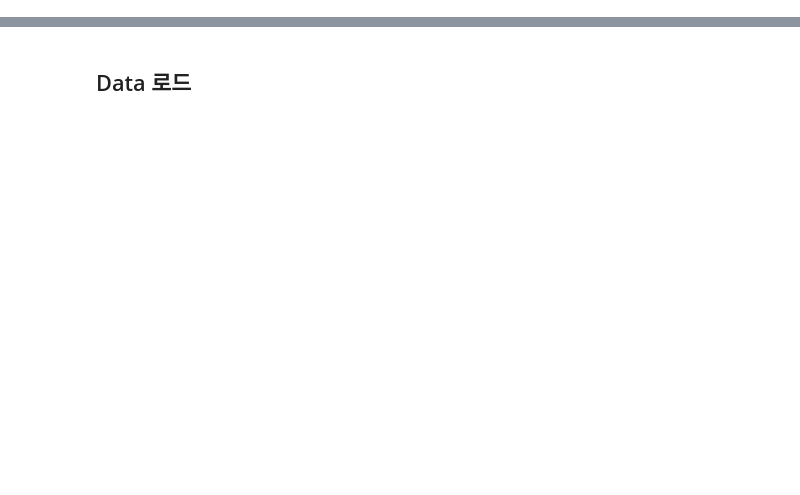
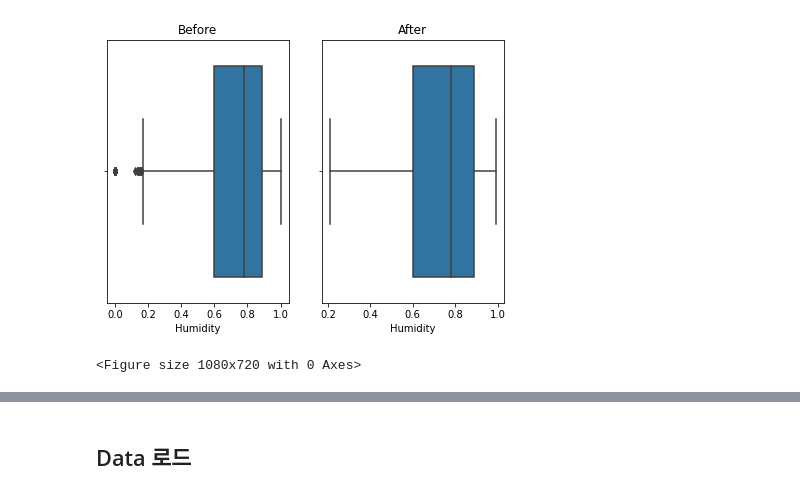
Before and after one commit to tjddn5242/BOAZ, a Jupyter notebook: 분석_과제/2주차HW_18기_김성우.ipynb, the cells around one changed output, grey strips where cells are left out. Drawn from its saved outputs; the diff is of its cells as text; code cells hidden in the pictures; blank space fills up the shorter version.

```diff
--- a/분석_과제/2주차HW_18기_김성우.ipynb
+++ b/분석_과제/2주차HW_18기_김성우.ipynb
@@ -2,0 +123,22 @@
+# %%
+data3 = data2.copy()
+# %%
+def draw_boxplots(feature,min_val,max_val):
+    fig, axes = plt.subplots(1,2)
+    plt.tight_layout(0.2)
+    plt.figure(figsize=(15,10), facecolor='black')
+    sns.boxplot(data2[feature],orient='h',ax=axes[0])
+    axes[0].title.set_text("Before")
+    sns.boxplot(data3[feature],orient='h',ax=axes[1])
+    axes[1].title.set_text("After")
+    plt.show()
+# %%
+feature = 'Humidity'
+min_val = 0.2
+max_val = 1
+
+data3 = data3[(data3[feature]>min_val) & (data3[feature]<max_val)]
+draw_boxplots(feature, min_val, max_val)
+# %% [output]
+[figure, added]
+<Figure size 1080x720 with 0 Axes>
```
Also changed, not shown: parts of 45 cells of this notebook, 1 other file.
